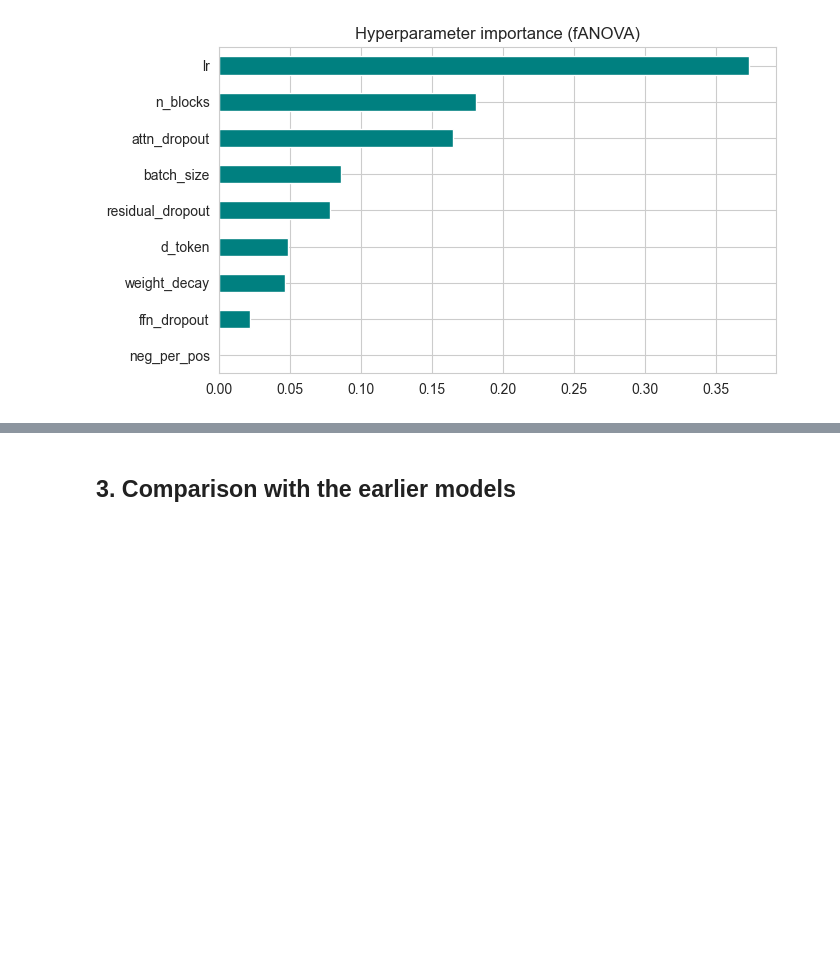
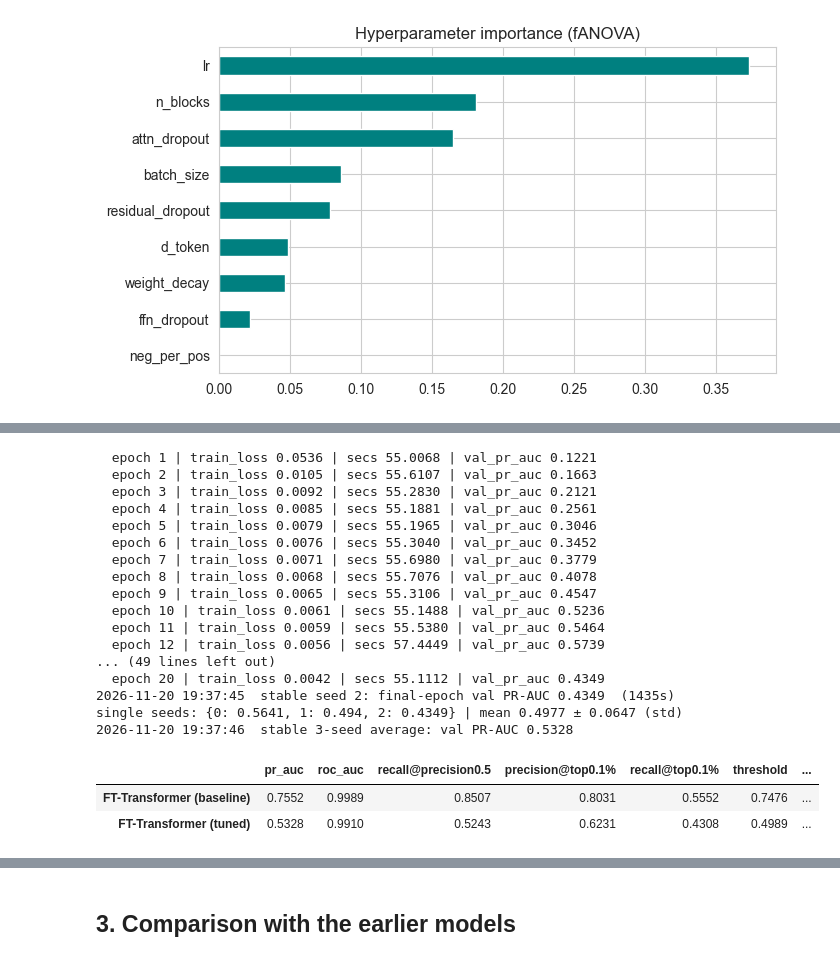
Before and after one commit to KarenEmad-1/ibm-credit-card-fraud-detection, a Jupyter notebook: notebooks/06_ft_transformer.ipynb, the cells around one changed output, grey strips where cells are left out. Saved outputs shown, nothing was run; the diff lists cells and outputs as text; code cells hidden in the pictures; blank space fills up the shorter version.

```diff
--- a/notebooks/06_ft_transformer.ipynb
+++ b/notebooks/06_ft_transformer.ipynb
@@ -301,0 +253,43 @@ compare(results)
+# %%
+STABLE = dict(epochs=20, schedule="cosine", warmup_epochs=1, ema_decay=0.9995, select_best=False)
+SEEDS = [0, 1, 2]
+pre, tr, va = prepare(best["neg_per_pos"])
+fit_params = {k: v for k, v in best.items() if k not in ("neg_per_pos", "epochs")}
+
+ft_seeds, hist_seeds, seed_scores = [], {}, {}
+for s in SEEDS:
+    t0 = time.time()
+    cfg = {**fit_params, **STABLE, "neg_per_pos": best["neg_per_pos"], "seed": s}
+    m, h = fit_ft(tr, pre.n_num, pre.cardinalities, va, seed=s,
+                  checkpoint=CKPT_DIR / checkpoint_name("stable", cfg), **STABLE, **fit_params)
+    ft_seeds.append(m); hist_seeds[s] = h
+    seed_scores[s] = predict(m, va[0], va[1])
+    log(f"stable seed {s}: final-epoch val PR-AUC {h[-1]['val_pr_auc']:.4f}  ({time.time() - t0:.0f}s)")
+
+seed_ap = pd.Series({s: average_precision_score(y_val, p) for s, p in seed_scores.items()}, name="val_pr_auc")
+print(f"single seeds: {seed_ap.round(4).to_dict()} | mean {seed_ap.mean():.4f} ± {seed_ap.std():.4f} (std)")
+val_scores["FT-Transformer (tuned)"] = np.mean([seed_scores[s] for s in SEEDS], axis=0)
+results["FT-Transformer (tuned)"] = evaluate(y_val, val_scores["FT-Transformer (tuned)"])
+log(f"stable 3-seed average: val PR-AUC {results['FT-Transformer (tuned)']['pr_auc']:.4f}")
+compare(results)
+# %% [output]
+  epoch 1 | train_loss 0.0536 | secs 55.0068 | val_pr_auc 0.1221
+  epoch 2 | train_loss 0.0105 | secs 55.6107 | val_pr_auc 0.1663
+  epoch 3 | train_loss 0.0092 | secs 55.2830 | val_pr_auc 0.2121
+  epoch 4 | train_loss 0.0085 | secs 55.1881 | val_pr_auc 0.2561
+  epoch 5 | train_loss 0.0079 | secs 55.1965 | val_pr_auc 0.3046
+  epoch 6 | train_loss 0.0076 | secs 55.3040 | val_pr_auc 0.3452
+  epoch 7 | train_loss 0.0071 | secs 55.6980 | val_pr_auc 0.3779
+  epoch 8 | train_loss 0.0068 | secs 55.7076 | val_pr_auc 0.4078
+  epoch 9 | train_loss 0.0065 | secs 55.3106 | val_pr_auc 0.4547
+  epoch 10 | train_loss 0.0061 | secs 55.1488 | val_pr_auc 0.5236
+  epoch 11 | train_loss 0.0059 | secs 55.5380 | val_pr_auc 0.5464
+  epoch 12 | train_loss 0.0056 | secs 57.4449 | val_pr_auc 0.5739
+... (49 lines left out)
+  epoch 20 | train_loss 0.0042 | secs 55.1112 | val_pr_auc 0.4349
+2026-11-20 19:37:45  stable seed 2: final-epoch val PR-AUC 0.4349  (1435s)
+single seeds: {0: 0.5641, 1: 0.494, 2: 0.4349} | mean 0.4977 ± 0.0647 (std)
+2026-11-20 19:37:46  stable 3-seed average: val PR-AUC 0.5328
+|  | pr_auc | roc_auc | recall@precision0.5 | precision@top0.1% | recall@top0.1% | threshold | ... |
+| FT-Transformer (baseline) | 0.7552 | 0.9989 | 0.8507 | 0.8031 | 0.5552 | 0.7476 | ... |
+| FT-Transformer (tuned) | 0.5328 | 0.9910 | 0.5243 | 0.6231 | 0.4308 | 0.4989 | ... |
```
Also changed, not shown: parts of 12 cells of this notebook, 3 other files.
